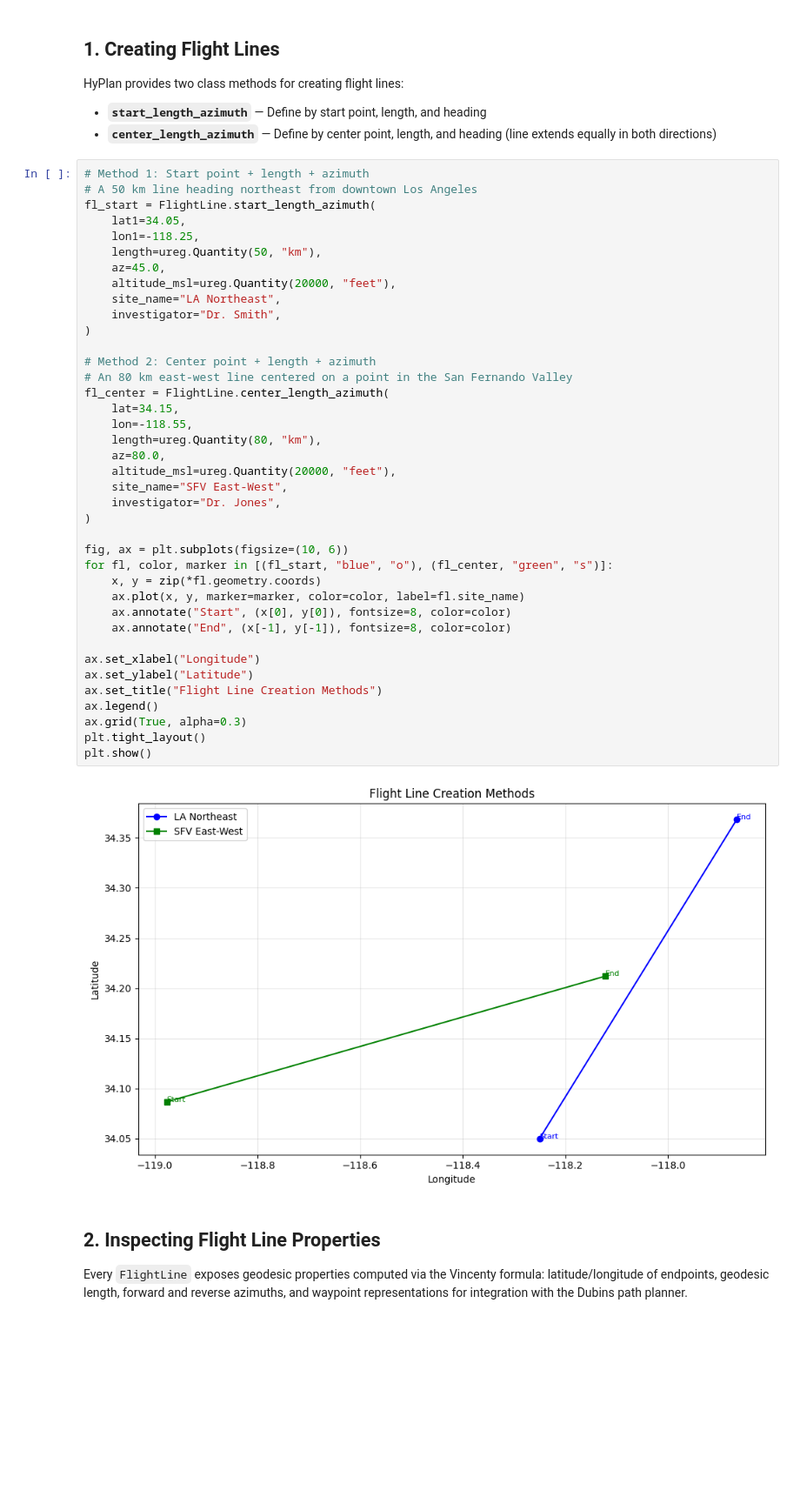
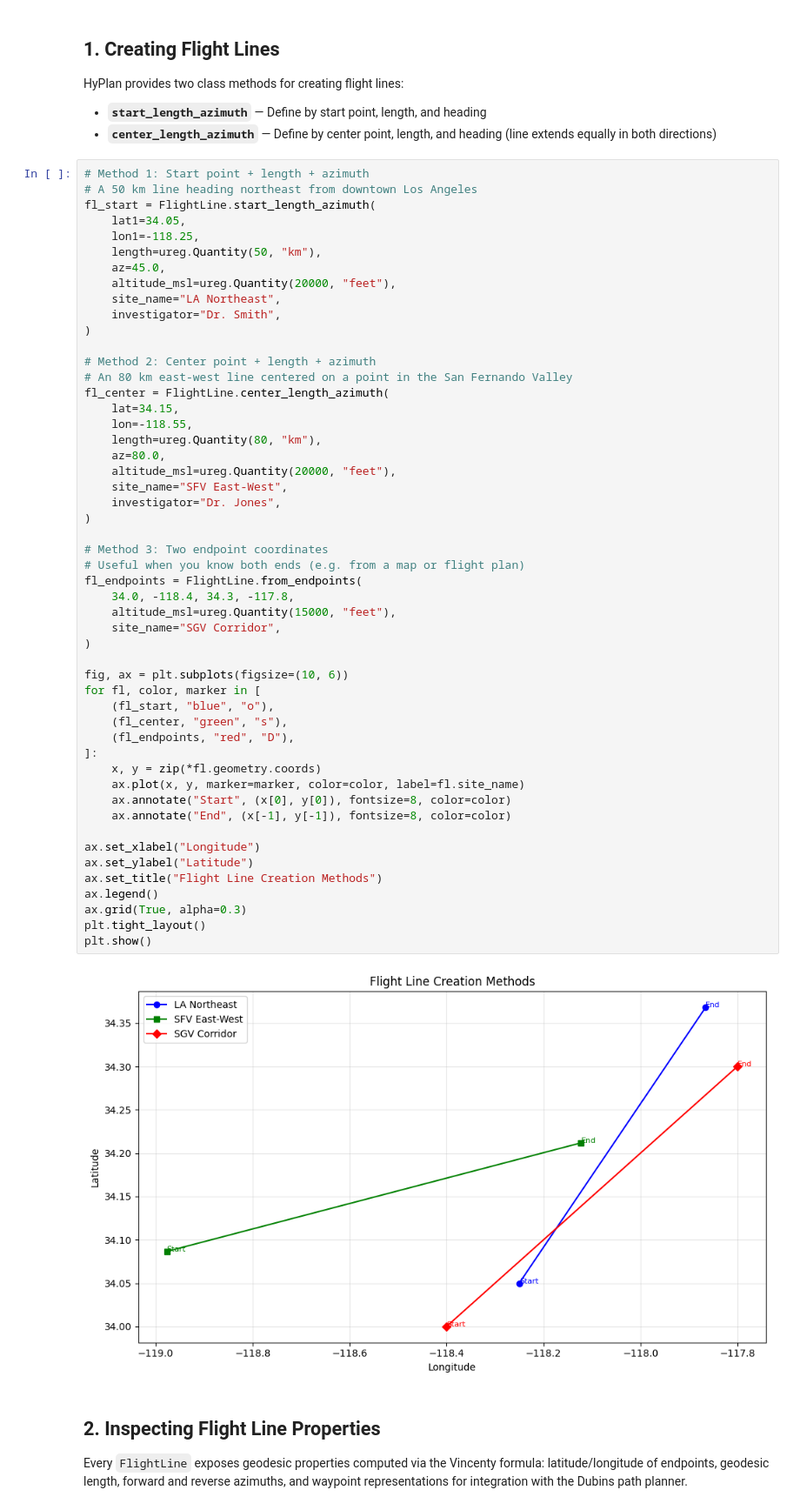
Before and after one commit to ryanpavlick/hyplan, a Jupyter notebook: notebooks/flight_line_operations.ipynb, the cells around one changed output. Shown at 87% size. Cells and saved outputs as stored; diff of their text form; blank space fills up the shorter version.

```diff
--- a/notebooks/flight_line_operations.ipynb
+++ b/notebooks/flight_line_operations.ipynb
@@ -45,35 +45,47 @@ fl_start = FlightLine.start_length_azimuth(
     site_name="LA Northeast",
     investigator="Dr. Smith",
 )
 
 # Method 2: Center point + length + azimuth
 # An 80 km east-west line centered on a point in the San Fernando Valley
 fl_center = FlightLine.center_length_azimuth(
     lat=34.15,
     lon=-118.55,
     length=ureg.Quantity(80, "km"),
     az=80.0,
     altitude_msl=ureg.Quantity(20000, "feet"),
     site_name="SFV East-West",
     investigator="Dr. Jones",
 )
 
+# Method 3: Two endpoint coordinates
+# Useful when you know both ends (e.g. from a map or flight plan)
+fl_endpoints = FlightLine.from_endpoints(
+    34.0, -118.4, 34.3, -117.8,
+    altitude_msl=ureg.Quantity(15000, "feet"),
+    site_name="SGV Corridor",
+)
+
 fig, ax = plt.subplots(figsize=(10, 6))
-for fl, color, marker in [(fl_start, "blue", "o"), (fl_center, "green", "s")]:
+for fl, color, marker in [
+    (fl_start, "blue", "o"),
+    (fl_center, "green", "s"),
+    (fl_endpoints, "red", "D"),
+]:
     x, y = zip(*fl.geometry.coords)
     ax.plot(x, y, marker=marker, color=color, label=fl.site_name)
     ax.annotate("Start", (x[0], y[0]), fontsize=8, color=color)
     ax.annotate("End", (x[-1], y[-1]), fontsize=8, color=color)
 
 ax.set_xlabel("Longitude")
 ax.set_ylabel("Latitude")
 ax.set_title("Flight Line Creation Methods")
 ax.legend()
 ax.grid(True, alpha=0.3)
 plt.tight_layout()
 plt.show()
 # %% [output]
-[figure, old version]
+[figure, new version]
 # %% [markdown]
 ## 2. Inspecting Flight Line Properties
 
```
Also changed, not shown: parts of 1 cell of this notebook, 6 other files.
